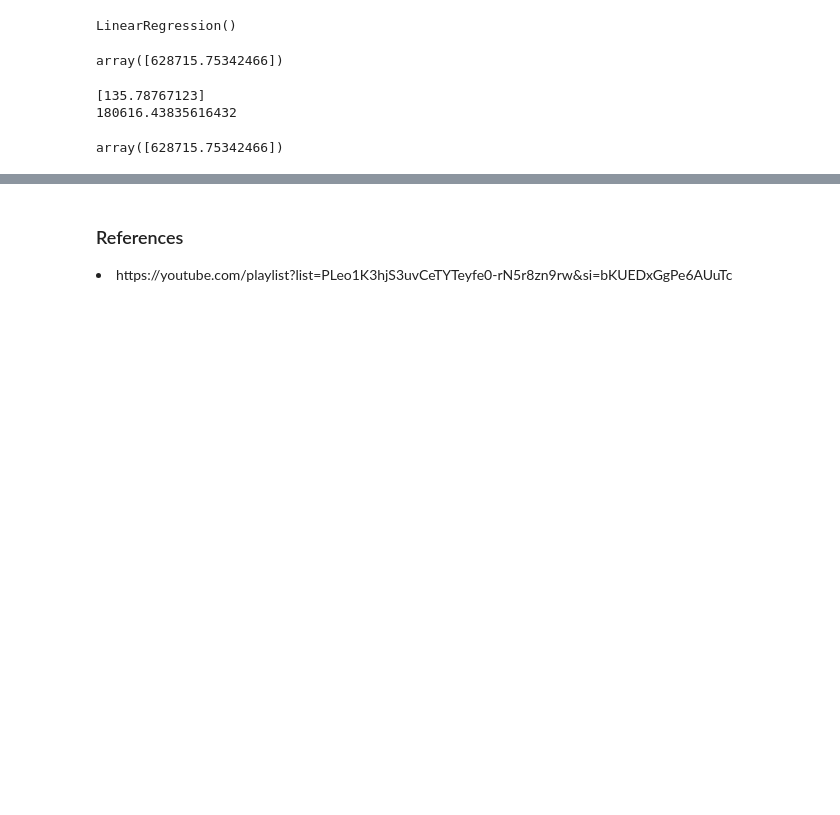
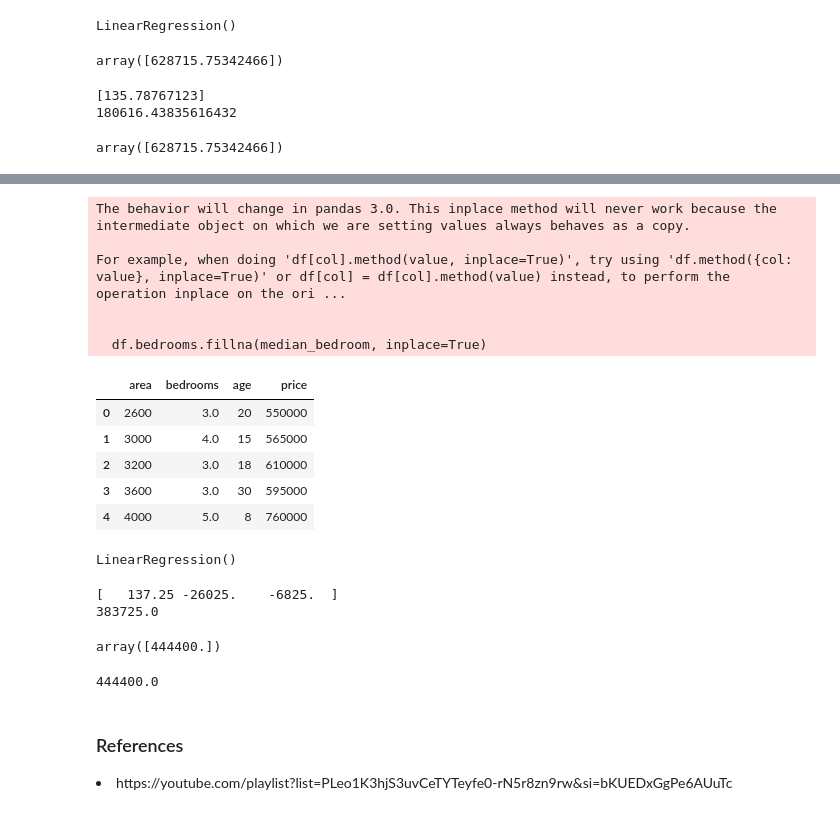
Before and after one commit to prajeeshr/MachineLearning, a Jupyter notebook: Machine Learning Basics/ML 101.ipynb, the cells around one changed output, grey strips where cells are left out. Saved outputs shown, nothing was run; the diff lists cells and outputs as text; code cells hidden in the pictures; blank space fills up the shorter version.

```diff
--- a/Machine Learning Basics/ML 101.ipynb
+++ b/Machine Learning Basics/ML 101.ipynb
@@ -58,3 +104,40 @@ array([628715.75342466])
+# %%
+df.bedrooms.fillna(median_bedroom, inplace=True)
+df
+# %% [output]
+The behavior will change in pandas 3.0. This inplace method will never work because the intermediate object on which we are setting values always behaves as a copy.
+
+For example, when doing 'df[col].method(value, inplace=True)', try using 'df.method({col: value}, inplace=True)' or df[col] = df[col].method(value) instead, to perform the operation inplace on the ori ...
+
+
+  df.bedrooms.fillna(median_bedroom, inplace=True)
+|  | area | bedrooms | age | price |
+| 0 | 2600 | 3.0 | 20 | 550000 |
+| 1 | 3000 | 4.0 | 15 | 565000 |
+| 2 | 3200 | 3.0 | 18 | 610000 |
+| 3 | 3600 | 3.0 | 30 | 595000 |
+| 4 | 4000 | 5.0 | 8 | 760000 |
+# %%
+reg = LinearRegression()
+reg.fit(df[['area','bedrooms','age']],df.price)
+# %% [output]
+LinearRegression()
+# %%
+coefficient_m = reg.coef_
+print(coefficient_m)
+intercept_c = reg.intercept_
+print(intercept_c)
+# %% [output]
+[   137.25 -26025.    -6825.  ]
+383725.0
+# %%
+reg.predict([[3000, 3,40]])
+# %% [output]
+array([444400.])
+# %%
+(137.25 * 3000) + (-26025 * 3) + (-6825 * 40) + 383725
+# %% [output]
+444400.0
 # %% [markdown]
 ### References
 <li> https://youtube.com/playlist?list=PLeo1K3hjS3uvCeTYTeyfe0-rN5r8zn9rw&si=bKUEDxGgPe6AUuTc </li>
```
Also changed, not shown: parts of 9 cells of this notebook, 1 other file.
